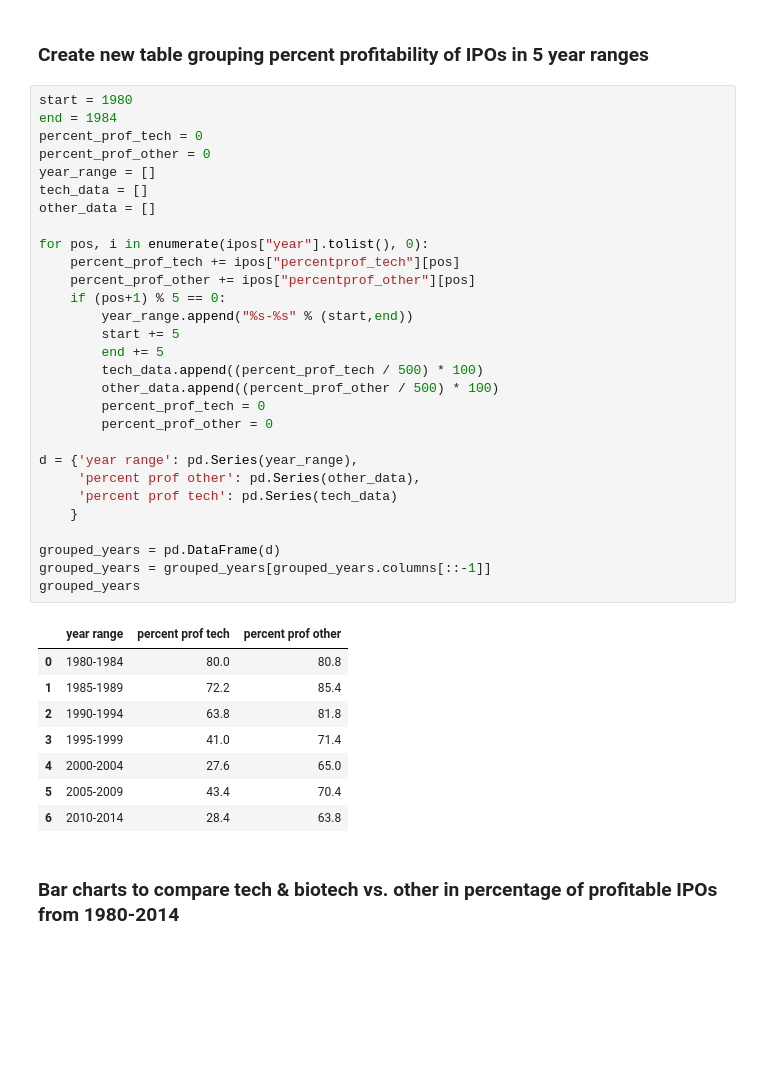
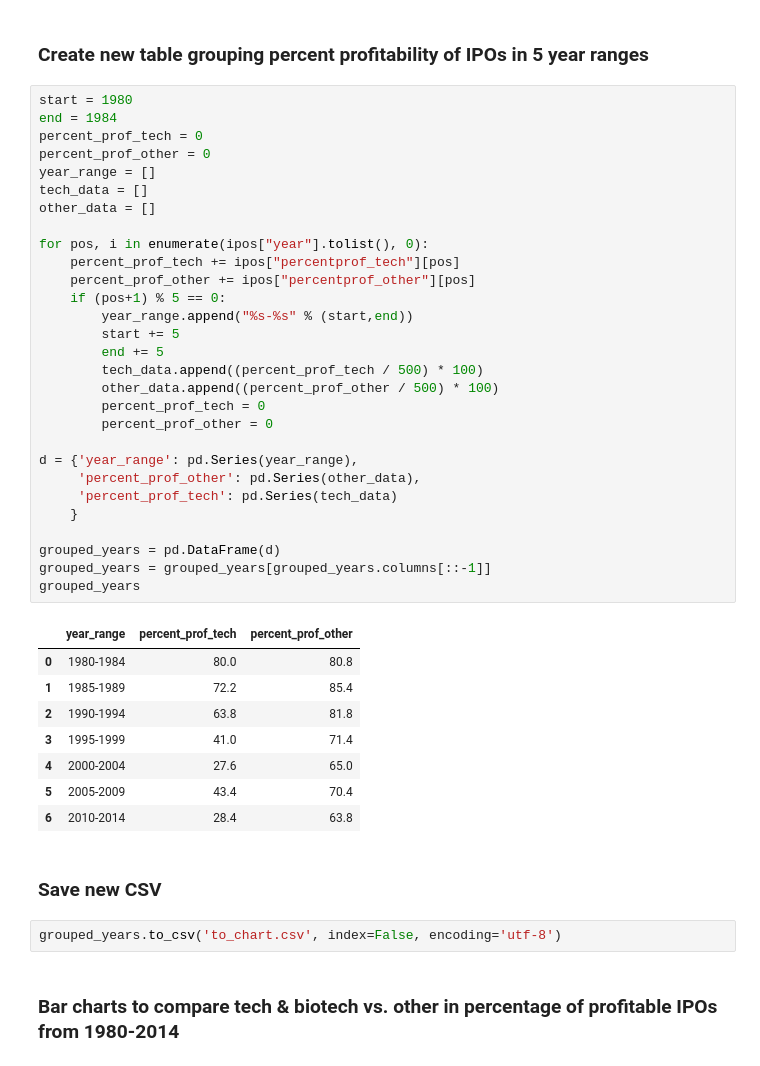
Before and after one commit to nicolezhu/ipos-viz, a Jupyter notebook: IPOs.ipynb, the cells around one changed output. Drawn from its saved outputs; the diff is of its cells as text; blank space fills up the shorter version.

```diff
--- a/IPOs.ipynb
+++ b/IPOs.ipynb
@@ -209,34 +193,34 @@ show(p)
 # %%
 start = 1980
 end = 1984
 percent_prof_tech = 0
 percent_prof_other = 0
 year_range = []
 tech_data = []
 other_data = []
 
 for pos, i in enumerate(ipos["year"].tolist(), 0):
     percent_prof_tech += ipos["percentprof_tech"][pos]
     percent_prof_other += ipos["percentprof_other"][pos]
     if (pos+1) % 5 == 0:
         year_range.append("%s-%s" % (start,end))
         start += 5
         end += 5
         tech_data.append((percent_prof_tech / 500) * 100)
         other_data.append((percent_prof_other / 500) * 100)
         percent_prof_tech = 0
         percent_prof_other = 0
 
-d = {'year range': pd.Series(year_range),
-     'percent prof other': pd.Series(other_data),
-     'percent prof tech': pd.Series(tech_data)
+d = {'year_range': pd.Series(year_range),
+     'percent_prof_other': pd.Series(other_data),
+     'percent_prof_tech': pd.Series(tech_data)
     }
 
 grouped_years = pd.DataFrame(d)
 grouped_years = grouped_years[grouped_years.columns[::-1]]
 grouped_years
 # %% [output]
-|  | year range | percent prof tech | percent prof other |
+|  | year_range | percent_prof_tech | percent_prof_other |
 | 0 | 1980-1984 | 80.0 | 80.8 |
 | 1 | 1985-1989 | 72.2 | 85.4 |
 | 2 | 1990-1994 | 63.8 | 81.8 |
@@ -244,6 +228,10 @@ grouped_years
 | 4 | 2000-2004 | 27.6 | 65.0 |
 | 5 | 2005-2009 | 43.4 | 70.4 |
 | 6 | 2010-2014 | 28.4 | 63.8 |
+# %% [markdown]
+### Save new CSV
+# %%
+grouped_years.to_csv('to_chart.csv', index=False, encoding='utf-8')
 # %% [markdown]
 ### Bar charts to compare tech & biotech vs. other in percentage of profitable IPOs from 1980-2014
 # %%
```
Also changed, not shown: parts of 8 cells of this notebook, 4 other files.
